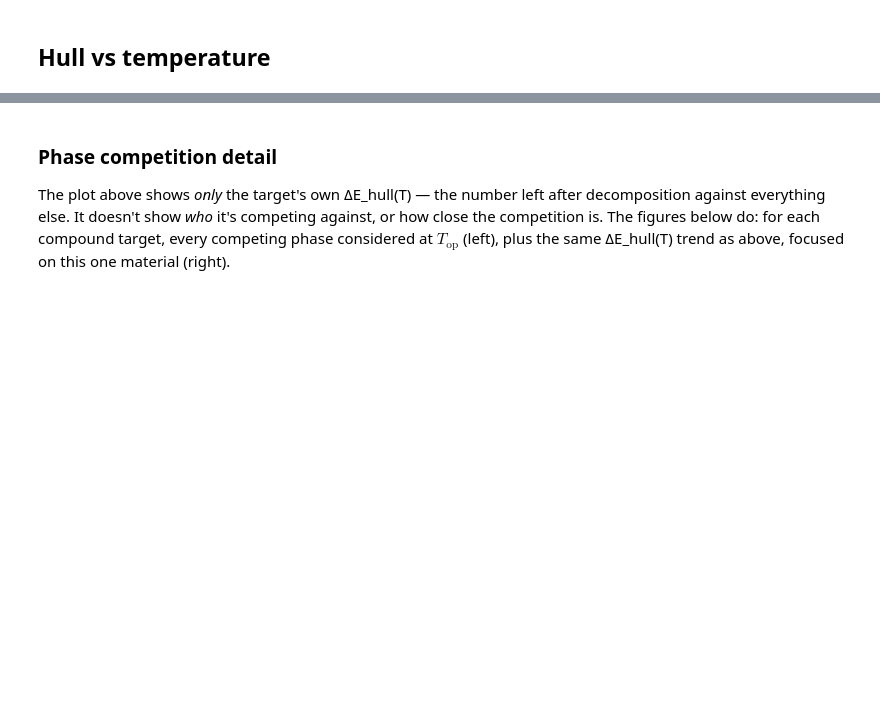
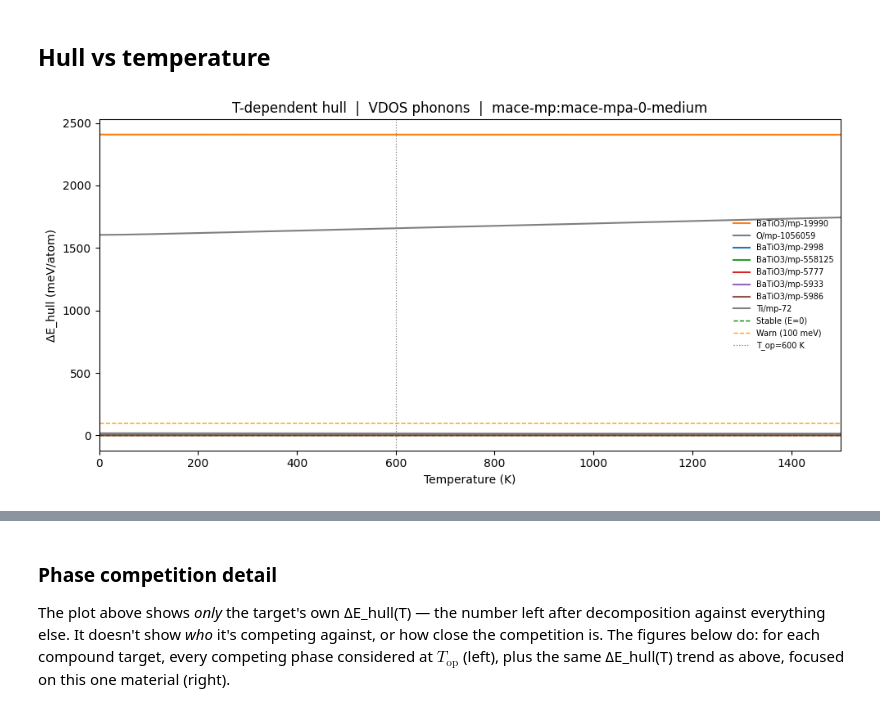
Before and after one commit to CibranLopez/HeatUp, a Jupyter notebook: 02_analysis.ipynb, the cells around one changed output, grey strips where cells are left out. Saved outputs shown, nothing was run; the diff lists cells and outputs as text; code cells hidden in the pictures; blank space fills up the shorter version.

Commit message:
Improve figures

```diff
--- a/02_analysis.ipynb
+++ b/02_analysis.ipynb
@@ -407,29 +407,32 @@ Stability at T_op=600 K | Phonon mode: VDOS | Calculator: mace-mp:mace-mpa-0-med
 # %%
 fig, ax = plt.subplots(figsize=(10, 5))
 cols = plt.cm.tab10.colors
 
 for i, r in enumerate(all_reports):
     t = r.get('thermodynamic', {})
     if not t.get('available'): continue
     valid = [(h['T'], h['e_above_hull_eV_atom'])
              for h in t.get('hull_results', [])
              if h.get('e_above_hull_eV_atom') is not None]
     if not valid: continue
     T_a = np.array([v[0] for v in valid])
     E_m = np.array([v[1] for v in valid]) * 1000
     ax.plot(T_a, E_m, color=cols[i % 10], lw=1.5,
             label=f"{r['material']}/{r['symmetry']}")
 
 ax.axhline(0, color='green', lw=1.0, ls='--', label='Stable (E=0)')
 ax.axhline(cfg.THERMO_HULL_WARN_EV * 1000, color='orange', lw=1.0, ls='--',
            label=f'Warn ({cfg.THERMO_HULL_WARN_EV*1000:.0f} meV)')
 ax.axvline(OPERATING_T, color='gray', lw=0.9, ls=':', label=f'T_op={OPERATING_T:.0f} K')
 ax.set_xlabel('Temperature (K)')
 ax.set_ylabel('ΔE_hull (meV/atom)')
 ax.set_title(f'T-dependent hull  |  {cfg.PHONON_MODE} phonons  |  {cfg.CALC_BACKEND}:{cfg.MACE_MODEL}')
 ax.legend(fontsize=7, frameon=False)
 ax.set_xlim(0, max(HULL_TEMPERATURES))
 plt.tight_layout()
 if SAVE_FIGURES:
-    plt.savefig(f'hull_vs_temperature_{cfg.PHONON_MODE}.pdf', dpi=150, bbox_inches='tight')
+    plt.savefig(os.path.join(DATABASE_ROOT, f'hull_vs_temperature_{cfg.PHONON_MODE}.pdf'),
+                dpi=150, bbox_inches='tight')
 plt.show()
+# %% [output]
+[figure, added]
```
Also changed, not shown: parts of 7 cells of this notebook, 3 other files.
